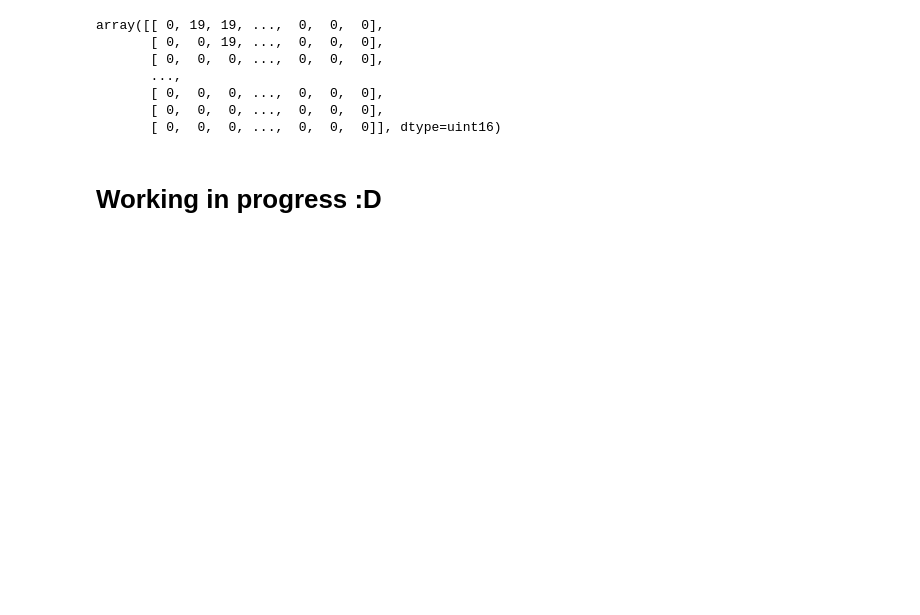
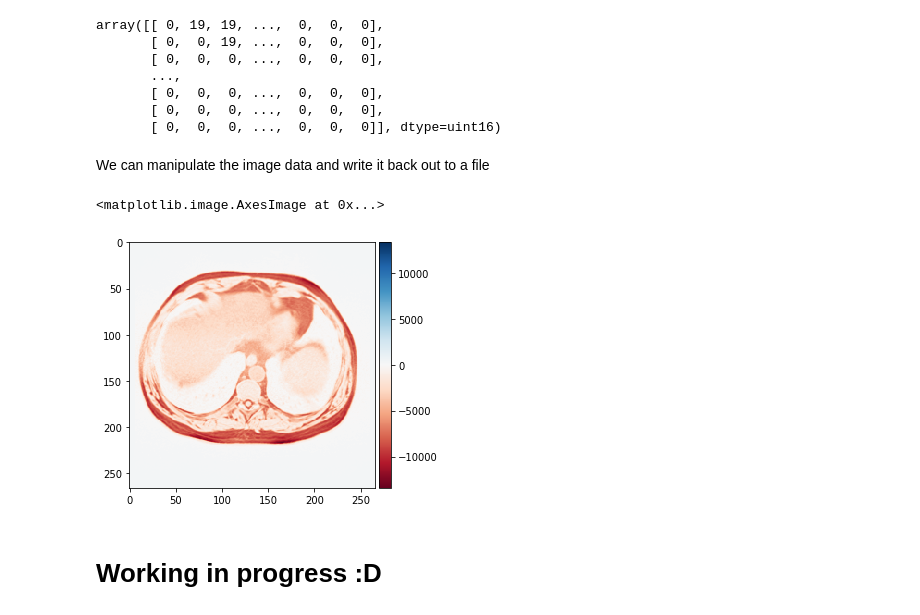
Before and after one commit to p3p31v/UW-Madison-GI, a Jupyter notebook: uw-madison-gi-track-data-analysis.ipynb, the cells around one changed output. Drawn from its saved outputs; the diff is of its cells as text; code cells hidden in the pictures; blank space fills up the shorter version.

Commit message:
Kaggle Notebook | UW-Madison GI Track Data Analysis | Version 8

```diff
--- a/uw-madison-gi-track-data-analysis.ipynb
+++ b/uw-madison-gi-track-data-analysis.ipynb
@@ -138,5 +138,23 @@ array([[ 0, 19, 19, ...,  0,  0,  0],
        [ 0,  0,  0, ...,  0,  0,  0],
        [ 0,  0,  0, ...,  0,  0,  0],
        [ 0,  0,  0, ...,  0,  0,  0]], dtype=uint16)
+# %%
+import numpy as np
+from PIL import Image
+
+img = Image.open(directory)
+array = np.array(img)
+
+array = 255 - array
+
+invimg = Image.fromarray(array)
+invimg.save('testgrey-inverted.png')
+# %% [markdown]
+We can manipulate the image data and write it back out to a file
+# %%
+io.imshow(array)
+# %% [output]
+<matplotlib.image.AxesImage at 0x...>
+[figure, added]
 # %% [markdown]
 # **Working in progress :D**
```
Also changed, not shown: parts of 2 cells of this notebook.
